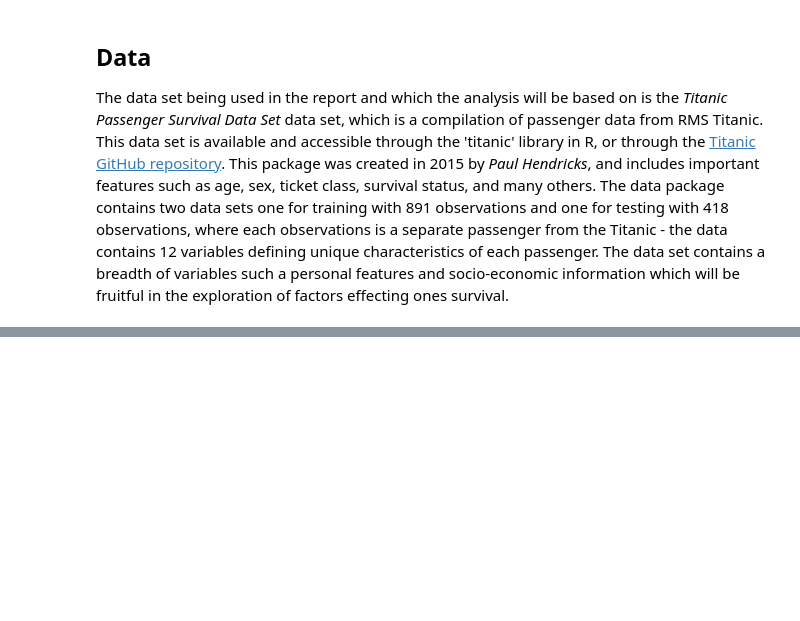
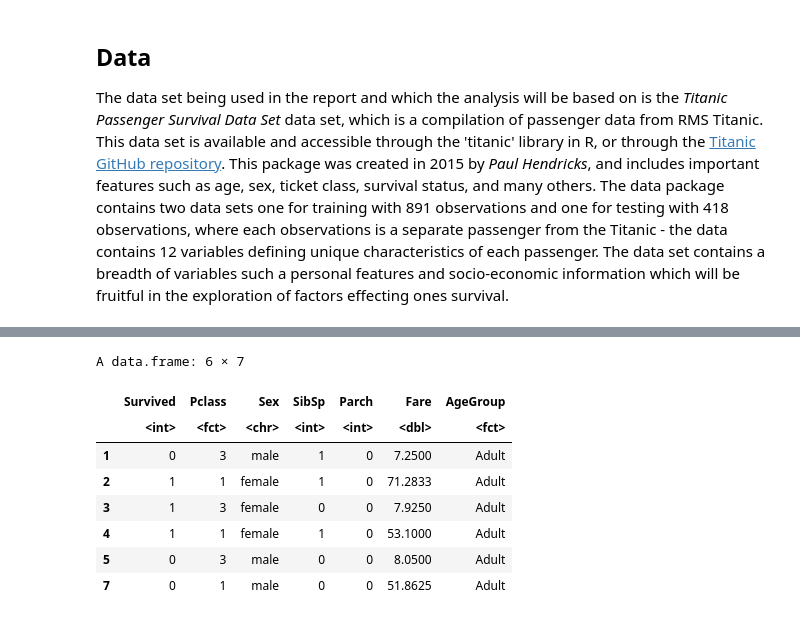
Before and after one commit to karan-khubdikar/Titanic_Survival_Analysis, a Jupyter notebook: analysis_titanic_survival.ipynb, the cells around one changed output, grey strips where cells are left out. Saved outputs shown, nothing was run; the diff lists cells and outputs as text; code cells hidden in the pictures; blank space fills up the shorter version.

```diff
--- a/analysis_titanic_survival.ipynb
+++ b/analysis_titanic_survival.ipynb
@@ -12,0 +36,25 @@ The data set being used in the report and which the analysis will be based on is
+# %%
+titanic_train_selected <- titanic_train[, c("Survived", "Pclass", "Sex", "Age", "SibSp", "Parch", "Fare")]
+titanic_train_selected_cleaned = na.omit(titanic_train_selected)
+
+titanic_train_selected_cleaned$AgeGroup <- ifelse(titanic_train_selected_cleaned$Age < 13, "Child",
+                                  ifelse(titanic_train_selected_cleaned$Age <= 18, "Teen",
+                                         ifelse(titanic_train_selected_cleaned$Age <= 60, "Adult", "Senior")))
+
+final_titanic_dataset <- subset(titanic_train_selected_cleaned, select = -Age)
+
+final_titanic_dataset$Pclass <- factor(final_titanic_dataset$Pclass)
+final_titanic_dataset$AgeGroup <- factor(final_titanic_dataset$AgeGroup,
+                                         levels = c("Child", "Teen", "Adult", "Senior"))
+
+head(final_titanic_dataset)
+# %% [output]
+A data.frame: 6 × 7
+|  | Survived | Pclass | Sex | SibSp | Parch | Fare | AgeGroup |
+|  | <int> | <fct> | <chr> | <int> | <int> | <dbl> | <fct> |
+| 1 | 0 | 3 | male | 1 | 0 | 7.2500 | Adult |
+| 2 | 1 | 1 | female | 1 | 0 | 71.2833 | Adult |
+| 3 | 1 | 3 | female | 0 | 0 | 7.9250 | Adult |
+| 4 | 1 | 1 | female | 1 | 0 | 53.1000 | Adult |
+| 5 | 0 | 3 | male | 0 | 0 | 8.0500 | Adult |
+| 7 | 0 | 1 | male | 0 | 0 | 51.8625 | Adult |
```
Also changed, not shown: parts of 8 cells of this notebook.
